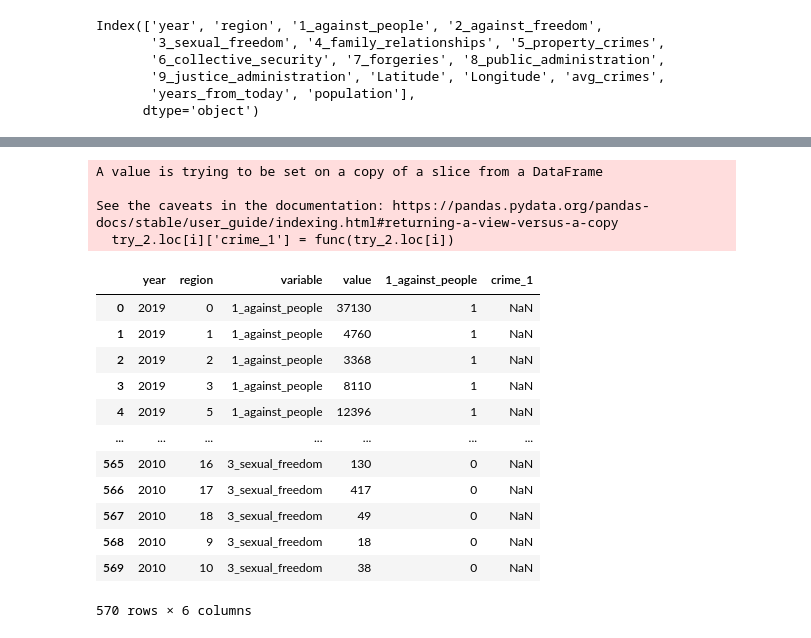
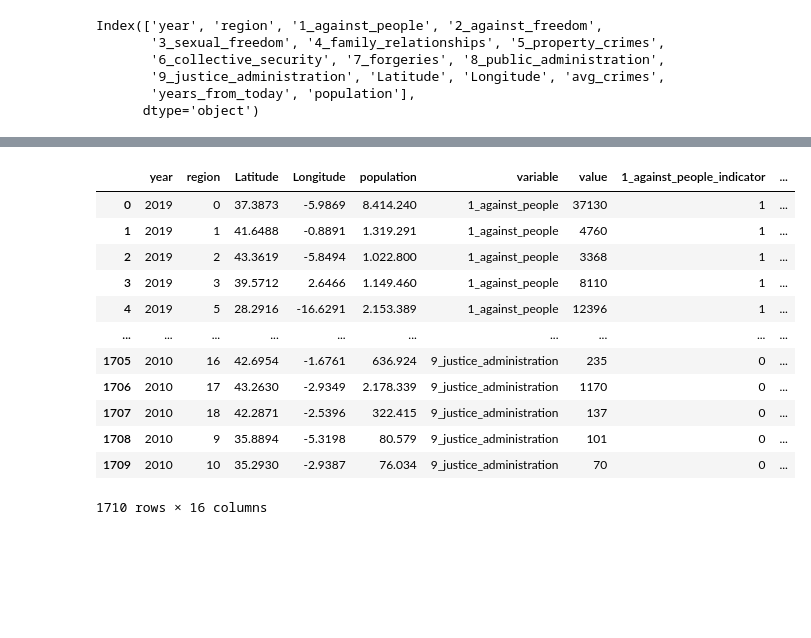
Before and after one commit to ivanalonsom/Project6, a Jupyter notebook: main.ipynb, the cells around one changed output, grey strips where cells are left out. Drawn from its saved outputs; the diff is of its cells as text; code cells hidden in the pictures; blank space fills up the shorter version.

```diff
--- a/main.ipynb
+++ b/main.ipynb
@@ -296,24 +182,0 @@ try_2
-# %%
-for i in range(0,try_2.shape[0]):
-    try_2.loc[i]['crime_1'] = func(try_2.loc[i])
-# %% [output]
-A value is trying to be set on a copy of a slice from a DataFrame
-
-See the caveats in the documentation: https://pandas.pydata.org/pandas-docs/stable/user_guide/indexing.html#returning-a-view-versus-a-copy
-  try_2.loc[i]['crime_1'] = func(try_2.loc[i])
-# %%
-try_2
-# %% [output]
-|  | year | region | variable | value | 1_against_people | crime_1 |
-| 0 | 2019 | 0 | 1_against_people | 37130 | 1 | NaN |
-| 1 | 2019 | 1 | 1_against_people | 4760 | 1 | NaN |
-| 2 | 2019 | 2 | 1_against_people | 3368 | 1 | NaN |
-| 3 | 2019 | 3 | 1_against_people | 8110 | 1 | NaN |
-| 4 | 2019 | 5 | 1_against_people | 12396 | 1 | NaN |
-| ... | ... | ... | ... | ... | ... | ... |
-| 565 | 2010 | 16 | 3_sexual_freedom | 130 | 0 | NaN |
-| 566 | 2010 | 17 | 3_sexual_freedom | 417 | 0 | NaN |
-| 567 | 2010 | 18 | 3_sexual_freedom | 49 | 0 | NaN |
-| 568 | 2010 | 9 | 3_sexual_freedom | 18 | 0 | NaN |
-| 569 | 2010 | 10 | 3_sexual_freedom | 38 | 0 | NaN |
-570 rows × 6 columns
@@ -322,0 +183,22 @@ try_2
+# %%
+df_unpivot_transformed = df_unpivot.copy()
+
+for crime in crime_values:
+    column_name = f'{crime}_indicator'
+    df_unpivot_transformed[column_name] = (df_unpivot_transformed['variable'] == crime).astype(int)
+
+df_unpivot_transformed
+# %% [output]
+|  | year | region | Latitude | Longitude | population | variable | value | 1_against_people_indicator | ... |
+| 0 | 2019 | 0 | 37.3873 | -5.9869 | 8.414.240 | 1_against_people | 37130 | 1 | ... |
+| 1 | 2019 | 1 | 41.6488 | -0.8891 | 1.319.291 | 1_against_people | 4760 | 1 | ... |
+| 2 | 2019 | 2 | 43.3619 | -5.8494 | 1.022.800 | 1_against_people | 3368 | 1 | ... |
+| 3 | 2019 | 3 | 39.5712 | 2.6466 | 1.149.460 | 1_against_people | 8110 | 1 | ... |
+| 4 | 2019 | 5 | 28.2916 | -16.6291 | 2.153.389 | 1_against_people | 12396 | 1 | ... |
+| ... | ... | ... | ... | ... | ... | ... | ... | ... | ... |
+| 1705 | 2010 | 16 | 42.6954 | -1.6761 | 636.924 | 9_justice_administration | 235 | 0 | ... |
+| 1706 | 2010 | 17 | 43.2630 | -2.9349 | 2.178.339 | 9_justice_administration | 1170 | 0 | ... |
+| 1707 | 2010 | 18 | 42.2871 | -2.5396 | 322.415 | 9_justice_administration | 137 | 0 | ... |
+| 1708 | 2010 | 9 | 35.8894 | -5.3198 | 80.579 | 9_justice_administration | 101 | 0 | ... |
+| 1709 | 2010 | 10 | 35.2930 | -2.9387 | 76.034 | 9_justice_administration | 70 | 0 | ... |
+1710 rows × 16 columns
```
Also changed, not shown: parts of 18 cells of this notebook.
